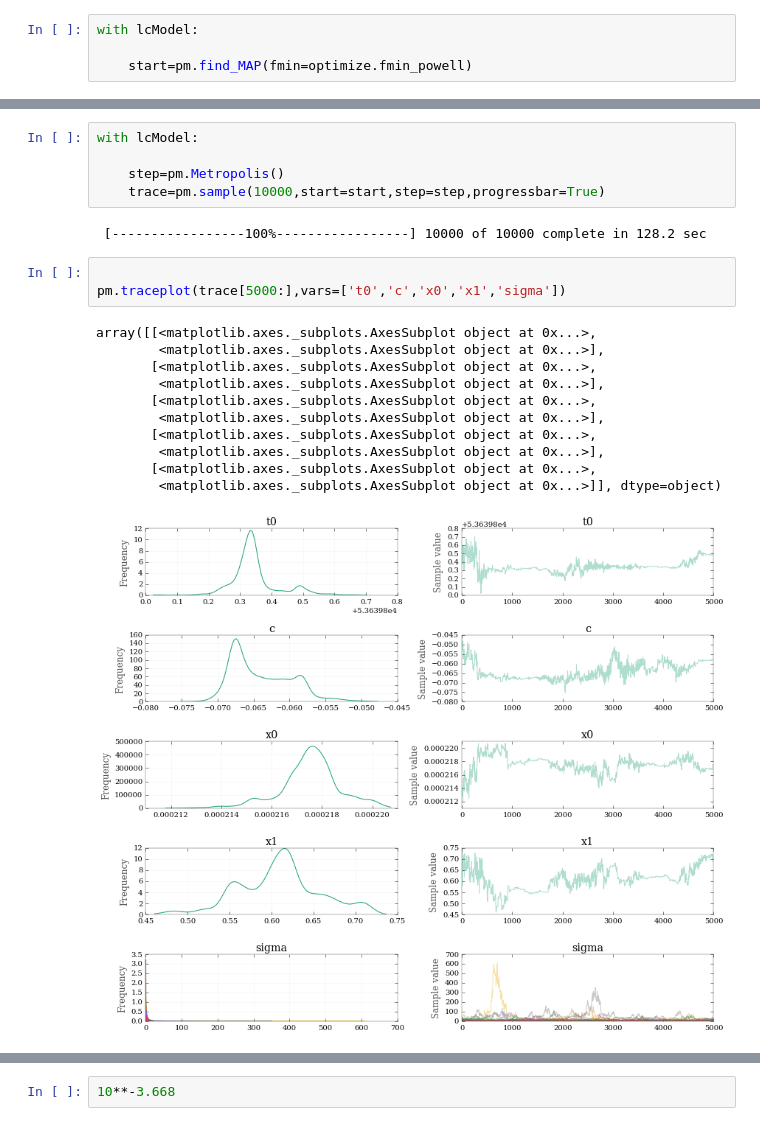
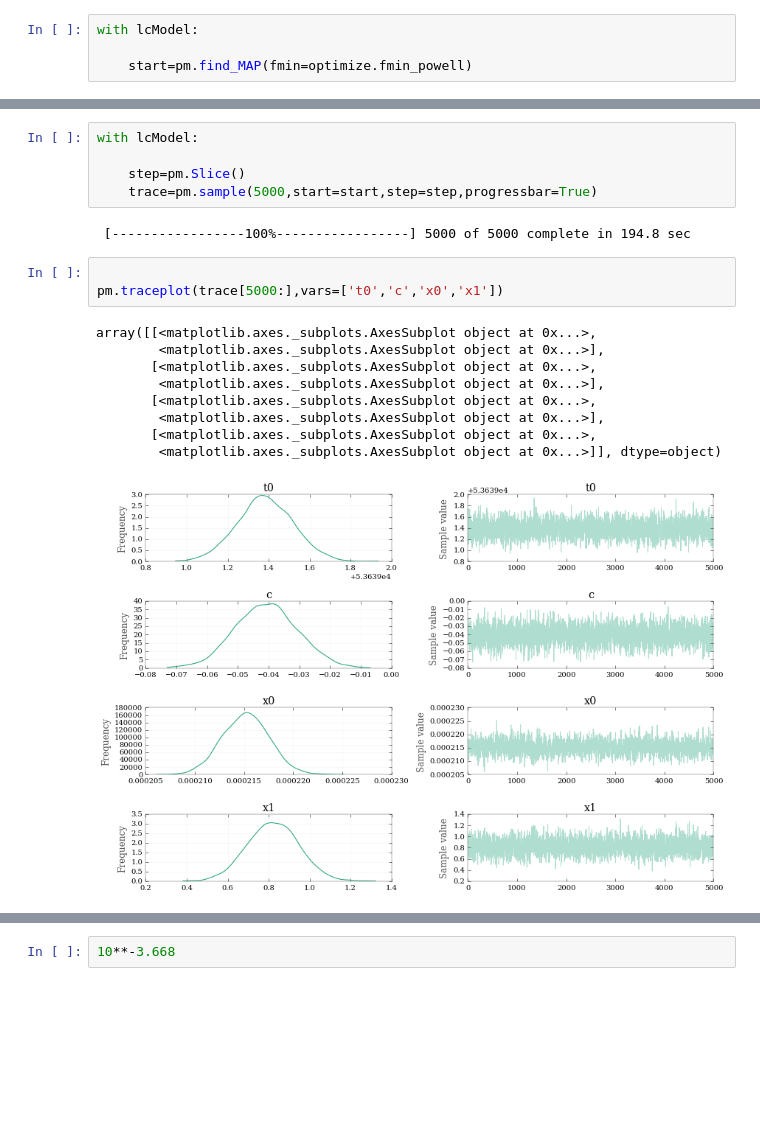
Before and after one commit to drJfunk/supernova, a Jupyter notebook: lc-fit.ipynb, the cells around one changed output, grey strips where cells are left out. Cells and saved outputs as stored; diff of their text form; blank space fills up the shorter version.

```diff
--- a/lc-fit.ipynb
+++ b/lc-fit.ipynb
@@ -176,23 +163,21 @@ start
 # %%
 with lcModel:
 
-    step=pm.Metropolis()
-    trace=pm.sample(10000,start=start,step=step,progressbar=True)
+    step=pm.Slice()
+    trace=pm.sample(5000,start=start,step=step,progressbar=True)
 # %% [output]
- [-----------------100%-----------------] 10000 of 10000 complete in 128.2 sec
+ [-----------------100%-----------------] 5000 of 5000 complete in 194.8 sec
 # %%
 
-pm.traceplot(trace[5000:],vars=['t0','c','x0','x1','sigma'])
+pm.traceplot(trace[5000:],vars=['t0','c','x0','x1'])
 # %% [output]
 array([[<matplotlib.axes._subplots.AxesSubplot object at 0x...>,
         <matplotlib.axes._subplots.AxesSubplot object at 0x...>],
        [<matplotlib.axes._subplots.AxesSubplot object at 0x...>,
         <matplotlib.axes._subplots.AxesSubplot object at 0x...>],
        [<matplotlib.axes._subplots.AxesSubplot object at 0x...>,
         <matplotlib.axes._subplots.AxesSubplot object at 0x...>],
        [<matplotlib.axes._subplots.AxesSubplot object at 0x...>,
-        <matplotlib.axes._subplots.AxesSubplot object at 0x...>],
-       [<matplotlib.axes._subplots.AxesSubplot object at 0x...>,
         <matplotlib.axes._subplots.AxesSubplot object at 0x...>]], dtype=object)
-[figure, old version]
+[figure, new version]
 # %%
```
Also changed, not shown: parts of 19 cells of this notebook, 1 other file.
